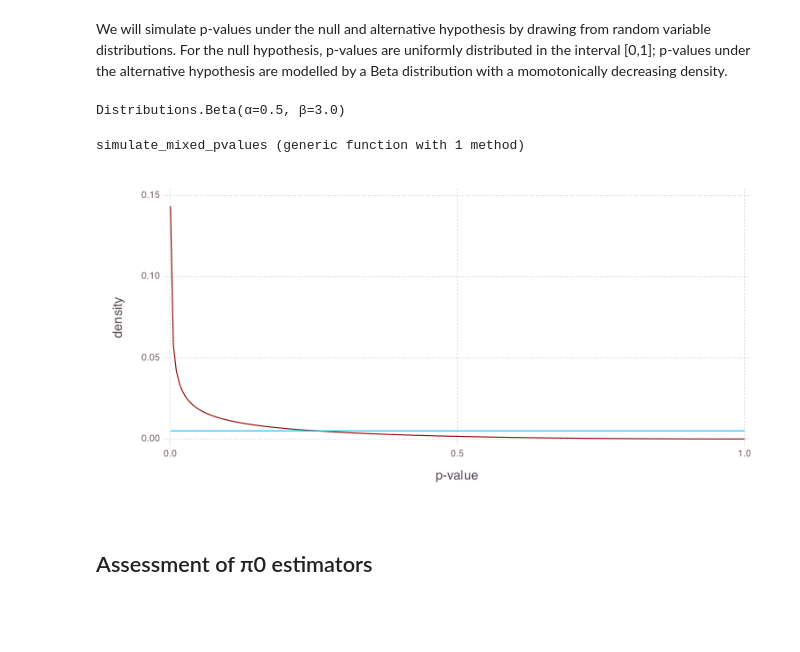
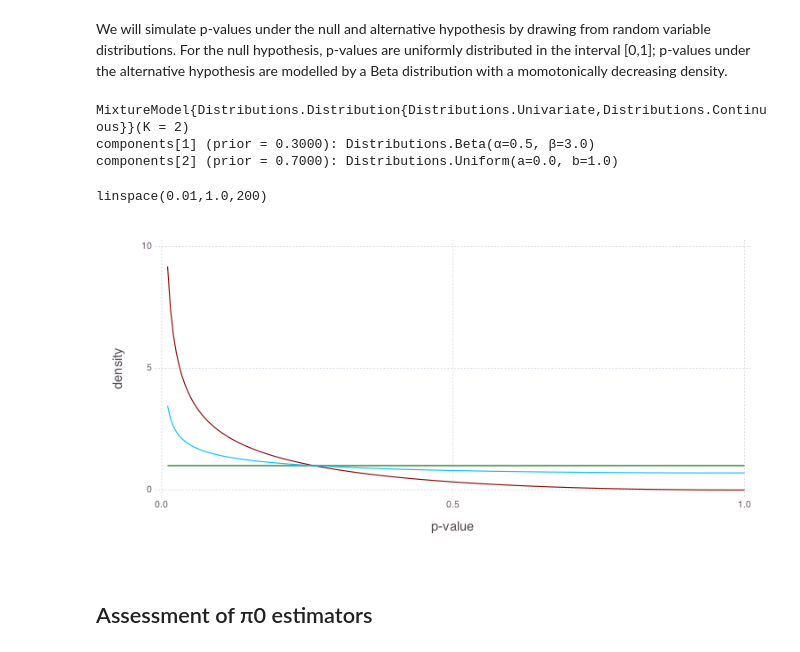
Before and after one commit to juliangehring/MultipleTesting.jl, a Jupyter notebook: doc/notebooks/pi0-estimation.ipynb, the cells around one changed output. Drawn from its saved outputs; the diff is of its cells as text; code cells hidden in the pictures; blank space fills up the shorter version.

Commit message:
Notebook with BUM model

```diff
--- a/doc/notebooks/pi0-estimation.ipynb
+++ b/doc/notebooks/pi0-estimation.ipynb
@@ -13,28 +13,29 @@ using Compose
 ## Simulation
 # %% [markdown]
 We will simulate p-values under the null and alternative hypothesis by drawing from random variable distributions. For the null hypothesis, p-values are uniformly distributed in the interval [0,1]; p-values under the alternative hypothesis are modelled by a Beta distribution with a momotonically decreasing density.
-# %%
-distr_h0 = Uniform()
-distr_h1 = Beta(0.5, 3)
-# %% [output]
-Distributions.Beta(α=0.5, β=3.0)
-# %%
-simulate_mixed_pvalues(d1, n1, d2, n2) = [rand(d1, n1); rand(d2, n2)]
-# %% [output]
-simulate_mixed_pvalues (generic function with 1 method)
+# %%
+π0 = 0.7
+bum = BetaUniformMixtureModel(π0, 0.5, 3.0)
+# %% [output]
+MixtureModel{Distributions.Distribution{Distributions.Univariate,Distributions.Continuous}}(K = 2)
+components[1] (prior = 0.3000): Distributions.Beta(α=0.5, β=3.0)
+components[2] (prior = 0.7000): Distributions.Uniform(a=0.0, b=1.0)
+# %%
+h1, h0 = components(bum);
 # %%
-x = linspace(0.001, 1.0, 200)
-pdf_h0 = pdf(distr_h0, x);
-pdf_h1 = pdf(distr_h1, x);
+x = linspace(0.01, 1.0, 200)
+# %% [output]
+linspace(0.01,1.0,200)
 # %%
 p = plot(
-    layer(x = x, y = pdf_h0/sum(pdf_h0), Geom.line),
-    layer(x = x, y = pdf_h1/sum(pdf_h1), Geom.line, Theme(default_color = colorant"darkred")),
+    layer(x = x, y = pdf(bum, x), Geom.line),
+    layer(x = x, y = pdf(h0, x), Geom.line, Theme(default_color = colorant"darkgreen")),
+    layer(x = x, y = pdf(h1, x), Geom.line, Theme(default_color = colorant"darkred")),
     Guide.xlabel("p-value"), Guide.ylabel("density")
 )
 draw(PNG(20cm, 10cm), p)
 # %% [output]
-[figure, old version]
+[figure, new version]
 # %% [markdown]
 ## Assessment of π0 estimators
 # %% [markdown]
```
Also changed, not shown: parts of 5 cells of this notebook, 2 other files.
